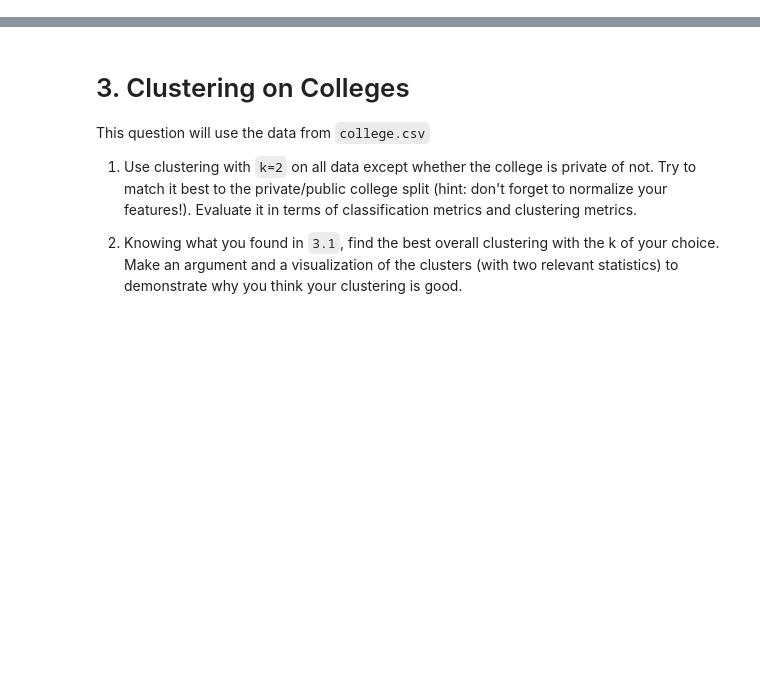
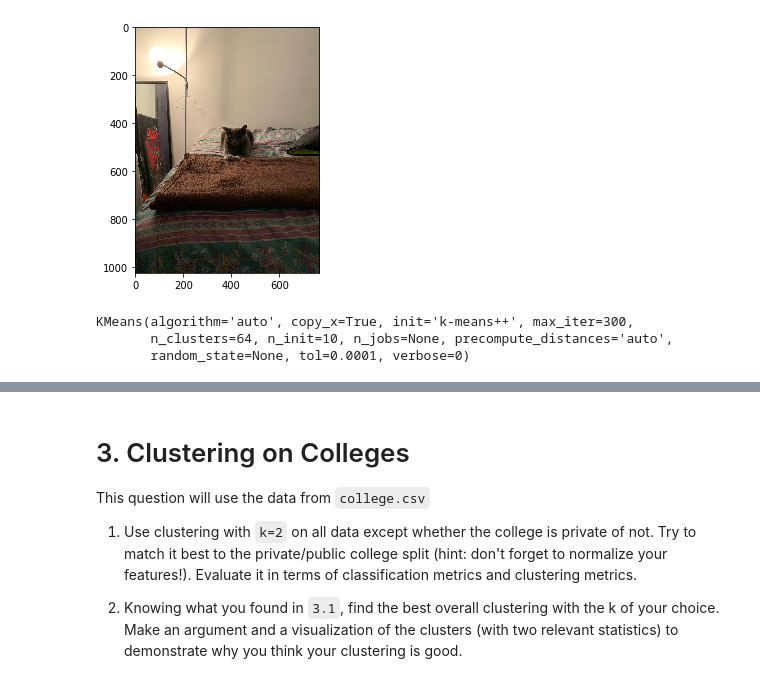
Before and after one commit to cb-ds-1/4-3-clustering, a Jupyter notebook: workshop.ipynb, the cells around one changed output, grey strips where cells are left out. Drawn from its saved outputs; the diff is of its cells as text; code cells hidden in the pictures; blank space fills up the shorter version.

```diff
--- a/workshop.ipynb
+++ b/workshop.ipynb
@@ -18,0 +118,7 @@ Justify your choice and process in 3 paragraphs.
+# %%
+#Read the image
+image = io.imread('/Users/kalebmckenzie/Documents/GitHub/4-3-clustering/data/65BE3156-FAC9-4A23-AB58-9180080ACA8D_1_105_c.jpeg')
+io.imshow(image)
+io.show()
+# %% [output]
+[figure, added]
@@ -18,0 +132,8 @@ Justify your choice and process in 3 paragraphs.
+# %%
+#Implement k-means clustering to form k clusters
+kmeans = KMeans(n_clusters=64)
+kmeans.fit(image)
+# %% [output]
+KMeans(algorithm='auto', copy_x=True, init='k-means++', max_iter=300,
+       n_clusters=64, n_init=10, n_jobs=None, precompute_distances='auto',
+       random_state=None, tol=0.0001, verbose=0)
```
Also changed, not shown: parts of 42 cells of this notebook.
